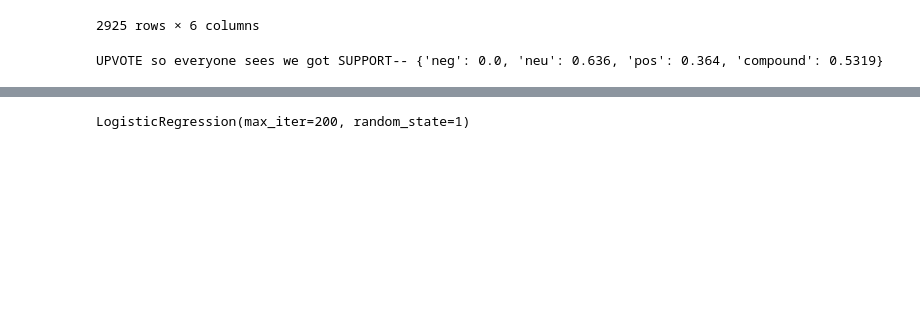
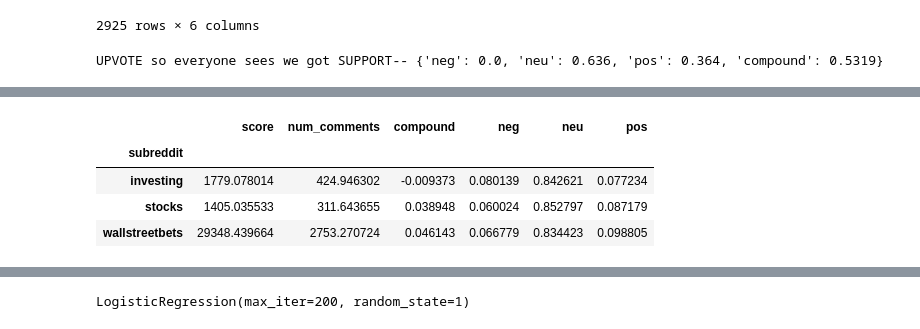
Before and after one commit to BooneyBeCoding/final_project, a Jupyter notebook: Reddit_VADER_MLM.ipynb, the cells around one changed output, grey strips where cells are left out. Drawn from its saved outputs; the diff is of its cells as text; code cells hidden in the pictures; blank space fills up the shorter version.

```diff
--- a/Reddit_VADER_MLM.ipynb
+++ b/Reddit_VADER_MLM.ipynb
@@ -115,3 +116,14 @@ reddit_df.head()
 | 2 | CLASS ACTION AGAINST ROBINHOOD. A... | 204920 | wallstreetbets | https://www.reddit.com/r/wallstre... | 18318 | 2021-01-29 00:49:11 | -0.5994 | 0.107 | 0.893 | 0.000 |
 | 3 | GME YOLO update — Jan 27 2021 ---... | 185949 | wallstreetbets | https://i.redd.it/a309gkm5yxd61.png | 15495 | 2021-01-28 08:15:35 | 0.4278 | 0.000 | 0.841 | 0.159 |
 | 4 | Can we all take a moment and appr... | 184517 | wallstreetbets | https://www.reddit.com/r/wallstre... | 7105 | 2021-01-28 11:57:32 | 0.6369 | 0.000 | 0.794 | 0.206 |
+# %%
+reddit_groups = reddit_df.groupby("subreddit")
+# %%
+# Grouping Vader Scores for each Subreddit
+reddit_groups.mean()
+# %% [output]
+|  | score | num_comments | compound | neg | neu | pos |
+| subreddit |  |  |  |  |  |  |
+| investing | 1779.078014 | 424.946302 | -0.009373 | 0.080139 | 0.842621 | 0.077234 |
+| stocks | 1405.035533 | 311.643655 | 0.038948 | 0.060024 | 0.852797 | 0.087179 |
+| wallstreetbets | 29348.439664 | 2753.270724 | 0.046143 | 0.066779 | 0.834423 | 0.098805 |
```
Also changed, not shown: parts of 11 cells of this notebook.
